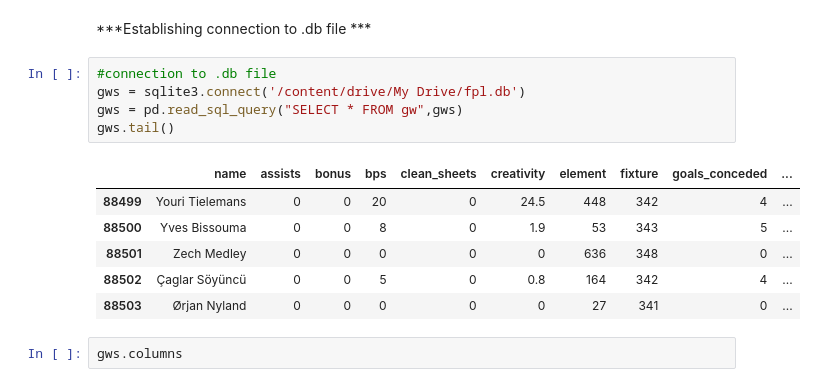
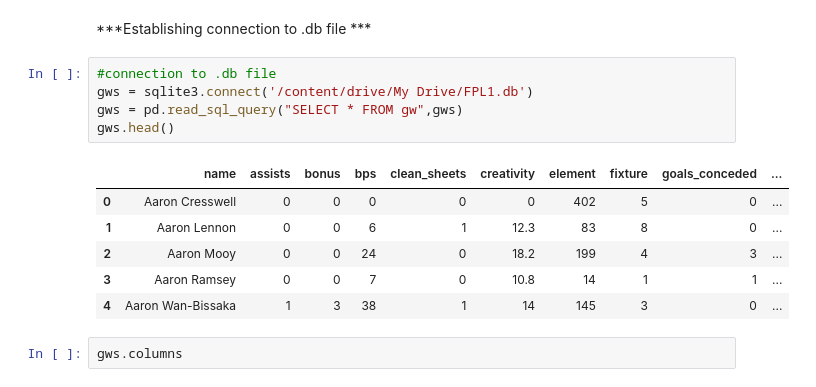
Before and after one commit to raghavbhutra/RedDevils, a Jupyter notebook: RD_Class.ipynb, the cells around one changed output. Drawn from its saved outputs; the diff is of its cells as text.

```diff
--- a/RD_Class.ipynb
+++ b/RD_Class.ipynb
@@ -22,16 +22,16 @@ Drive already mounted at /content/drive; to attempt to forcibly remount, call dr
 ***Establishing connection to .db file ***
 # %%
 #connection to .db file
-gws = sqlite3.connect('/content/drive/My Drive/fpl.db')
+gws = sqlite3.connect('/content/drive/My Drive/FPL1.db')
 gws = pd.read_sql_query("SELECT * FROM gw",gws)
-gws.tail()
+gws.head()
 # %% [output]
 |  | name | assists | bonus | bps | clean_sheets | creativity | element | fixture | goals_conceded | ... |
-| 88499 | Youri Tielemans | 0 | 0 | 20 | 0 | 24.5 | 448 | 342 | 4 | ... |
-| 88500 | Yves Bissouma | 0 | 0 | 8 | 0 | 1.9 | 53 | 343 | 5 | ... |
-| 88501 | Zech Medley | 0 | 0 | 0 | 0 | 0 | 636 | 348 | 0 | ... |
-| 88502 | Çaglar Söyüncü | 0 | 0 | 5 | 0 | 0.8 | 164 | 342 | 4 | ... |
-| 88503 | Ørjan Nyland | 0 | 0 | 0 | 0 | 0 | 27 | 341 | 0 | ... |
+| 0 | Aaron Cresswell | 0 | 0 | 0 | 0 | 0 | 402 | 5 | 0 | ... |
+| 1 | Aaron Lennon | 0 | 0 | 6 | 1 | 12.3 | 83 | 8 | 0 | ... |
+| 2 | Aaron Mooy | 0 | 0 | 24 | 0 | 18.2 | 199 | 4 | 3 | ... |
+| 3 | Aaron Ramsey | 0 | 0 | 7 | 0 | 10.8 | 14 | 1 | 1 | ... |
+| 4 | Aaron Wan-Bissaka | 1 | 3 | 38 | 1 | 14 | 145 | 3 | 0 | ... |
 # %%
 gws.columns
 # %% [output]
```
Also changed, not shown: parts of 33 cells of this notebook.
